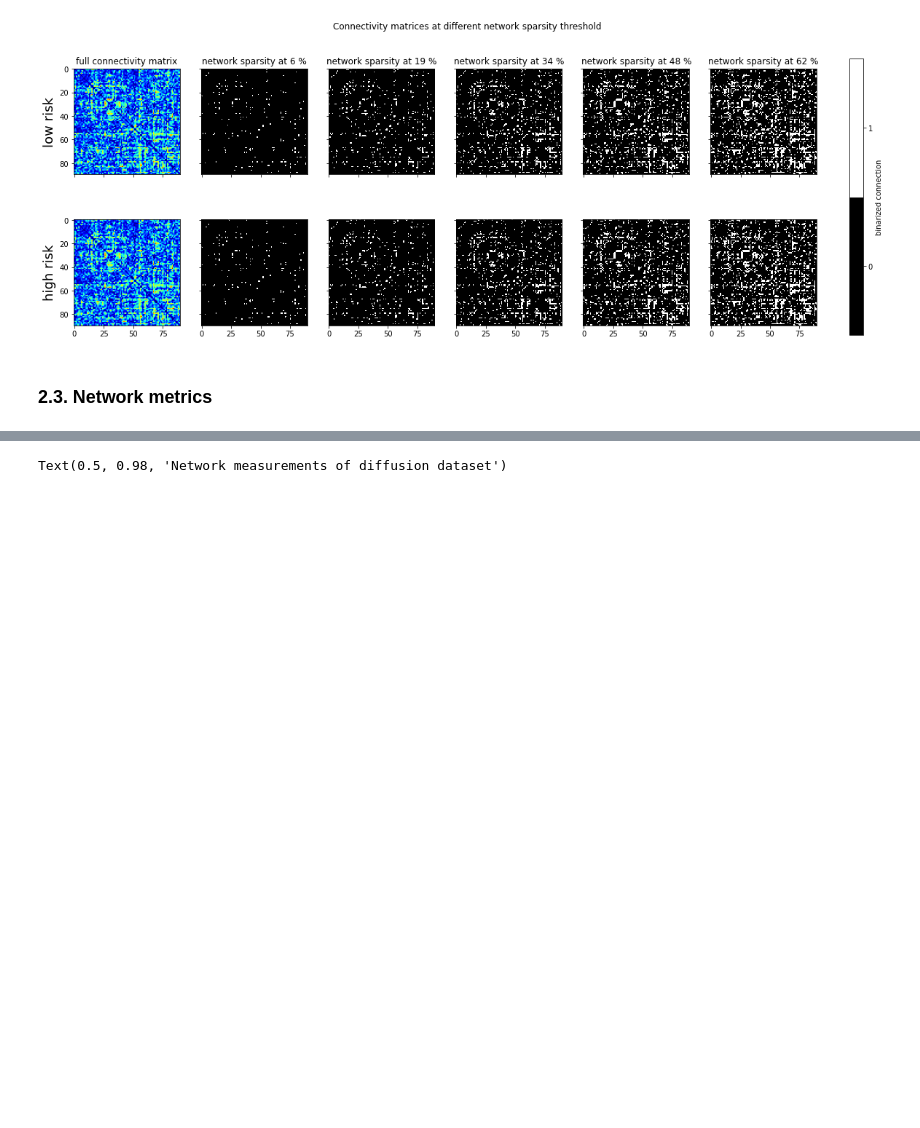
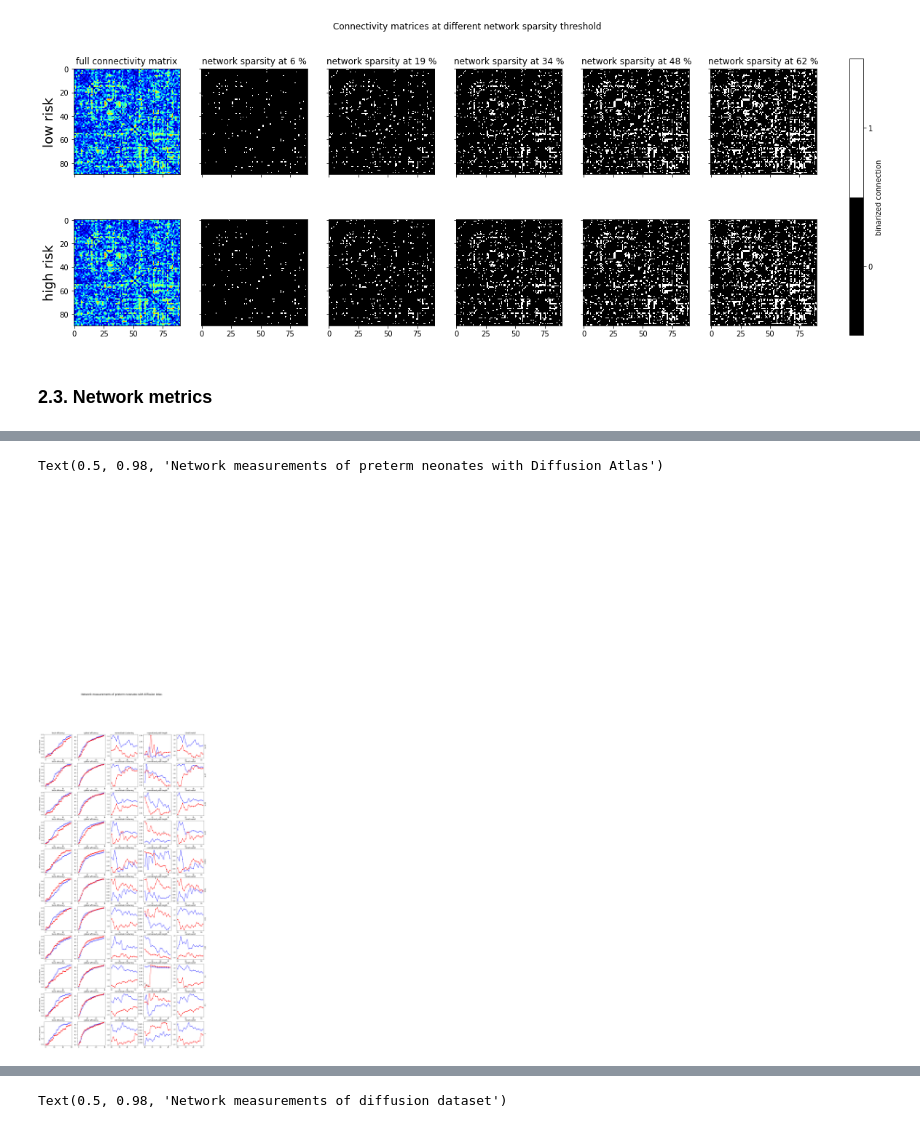
Before and after one commit to lehai-ml/schizophrenia_PRS, a Jupyter notebook: notebooks_results/dHCP/4_dHCP_diffMRI.ipynb, the cells around one changed output, grey strips where cells are left out. Drawn from its saved outputs; the diff is of its cells as text; code cells hidden in the pictures; blank space fills up the shorter version.

Commit message:
added diffusion network measurements results

```diff
--- a/notebooks_results/dHCP/4_dHCP_diffMRI.ipynb
+++ b/notebooks_results/dHCP/4_dHCP_diffMRI.ipynb
@@ -188,3 +167,0 @@ for threshold in tqdm.tqdm(range(30)):
-# %%
-obsv_high=np.loadtxt('./preprocessed_data/diffusion/graph_metrics_diffusion_high_risk.txt')
-obsv_low=np.loadtxt('./preprocessed_data/diffusion/graph_metrics_diffusion_low_risk.txt')
@@ -199,0 +198,6 @@ np.where(p_value_matrix<=0.025)
+# %%
+
+for i in range(11):
+    print('for PRS%d:'%i)
+    # print(np.where(diffusion_vol_dict_preterm['PRS%d'%i]['p_value']<=0.025))
+    print(np.where(diffusion_vol_dict_term['PRS%d'%i]['p_value']<=0.025))
@@ -199,0 +222,34 @@ np.where(p_value_matrix<=0.025)
+# %%
+f,axes= plt.subplots(11,5,figsize=(20,40))
+titles=['local efficiency','global efficiency','normalized clustering','normalized path length','Small world']
+PRS_scores=['1e-08','1e-07','1e-06', '1e-05', '0.0001', '0.001', '0.01', '0.05', '0.1', '0.5', '1']
+for i in range(11):
+    for n in range(5):
+        sig_indices=np.where(diffusion_vol_dict_preterm['PRS%d'%i]['p_value'][:,n]<=0.025)[0]
+        obsv_low=diffusion_vol_dict_preterm['PRS%d'%i]['obsv_low']
+        obsv_high=diffusion_vol_dict_preterm['PRS%d'%i]['obsv_high']
+        if n>1:
+            axes[i][n].plot(np.linspace(10,26,17),obsv_low[9:26,n],'x-',color='blue',label='low risk')
+            axes[i][n].plot(np.linspace(10,26,17),obsv_high[9:26,n],'p-',color='red',label='high risk')
+            for idx in sig_indices:
+                if idx==0:
+                    continue
+                axes[i][n].annotate(' ',xy=(idx,obsv_high[:,n][idx]),xytext=(0,20),textcoords='offset pixels',arrowprops=dict(arrowstyle='->'))
+            if n==4:
+                axes[i][n].yaxis.set_label_position("right")
+                axes[i][n].set_ylabel(PRS_scores[i])
+
+        else:
+            if n==0:
+                axes[i][n].set_ylabel('efficiency measure')
+
+            axes[i][n].plot(obsv_low[:,n],'x-',color='blue',label='low risk')
+            axes[i][n].plot(obsv_high[:,n],'p-',color='red',label='high risk')
+            for idx in sig_indices:
+                axes[i][n].annotate(' ',xy=(idx,obsv_high[:,n][idx]),xytext=(0,20),textcoords='offset pixels',arrowprops=dict(arrowstyle='->'))
+
+        axes[i][n].set_title(titles[n])
+f.suptitle('Network measurements of preterm neonates with Diffusion Atlas',fontsize='xx-large')
+# %% [output]
+Text(0.5, 0.98, 'Network measurements of preterm neonates with Diffusion Atlas')
+[figure, added]
```
Also changed, not shown: parts of 8 cells of this notebook, 5 other files.
